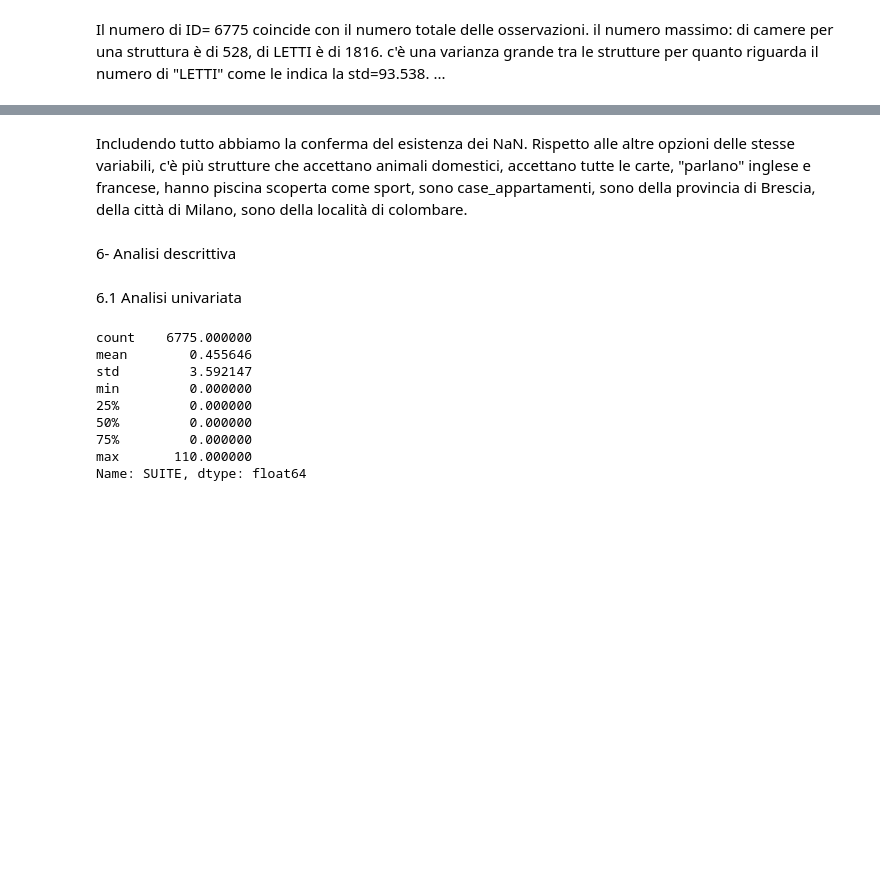
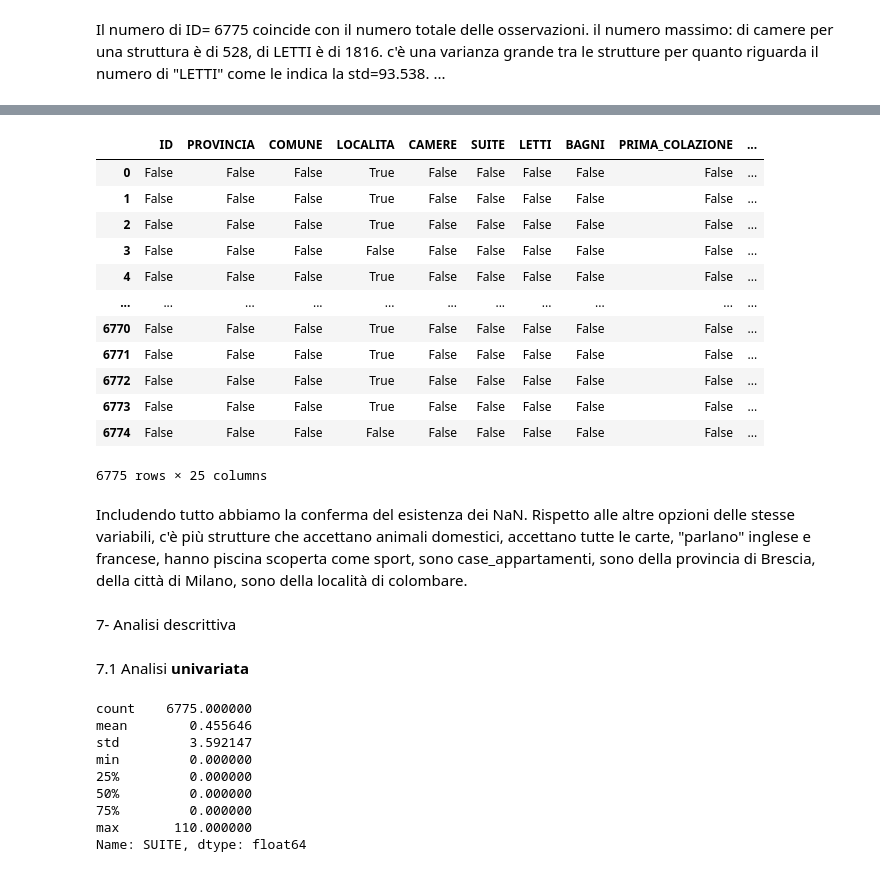
Before and after one commit to foster333/busta, a Jupyter notebook: iscsdatascience_analysis.ipynb, the cells around one changed output, grey strips where cells are left out. Drawn from its saved outputs; the diff is of its cells as text; code cells hidden in the pictures; blank space fills up the shorter version.

```diff
--- a/iscsdatascience_analysis.ipynb
+++ b/iscsdatascience_analysis.ipynb
@@ -137,10 +161,26 @@ df.describe(include = "all")# ora vediamo la statistica descrittiva includendo g
+# %%
+df.isna()
+# %% [output]
+|  | ID | PROVINCIA | COMUNE | LOCALITA | CAMERE | SUITE | LETTI | BAGNI | PRIMA_COLAZIONE | ... |
+| 0 | False | False | False | True | False | False | False | False | False | ... |
+| 1 | False | False | False | True | False | False | False | False | False | ... |
+| 2 | False | False | False | True | False | False | False | False | False | ... |
+| 3 | False | False | False | False | False | False | False | False | False | ... |
+| 4 | False | False | False | True | False | False | False | False | False | ... |
+| ... | ... | ... | ... | ... | ... | ... | ... | ... | ... | ... |
+| 6770 | False | False | False | True | False | False | False | False | False | ... |
+| 6771 | False | False | False | True | False | False | False | False | False | ... |
+| 6772 | False | False | False | True | False | False | False | False | False | ... |
+| 6773 | False | False | False | True | False | False | False | False | False | ... |
+| 6774 | False | False | False | False | False | False | False | False | False | ... |
+6775 rows × 25 columns
 # %% [markdown]
 Includendo tutto abbiamo la conferma del esistenza dei NaN.
 Rispetto alle altre opzioni delle stesse variabili, c'è più strutture che accettano animali domestici, accettano tutte le carte, "parlano" inglese e francese, hanno piscina scoperta come sport, sono case_appartamenti, sono della provincia di Brescia, della città di Milano, sono della località di colombare.
 # %% [markdown]
-6- Analisi descrittiva
+7- Analisi descrittiva
 # %% [markdown]
-6.1 Analisi univariata
+7.1 Analisi **univariata**
 # %%
 print(df.SUITE.describe())
 df.SUITE.plot(kind= "box", vert= False, figsize=(15, 5))
```
Also changed, not shown: parts of 14 cells of this notebook.
